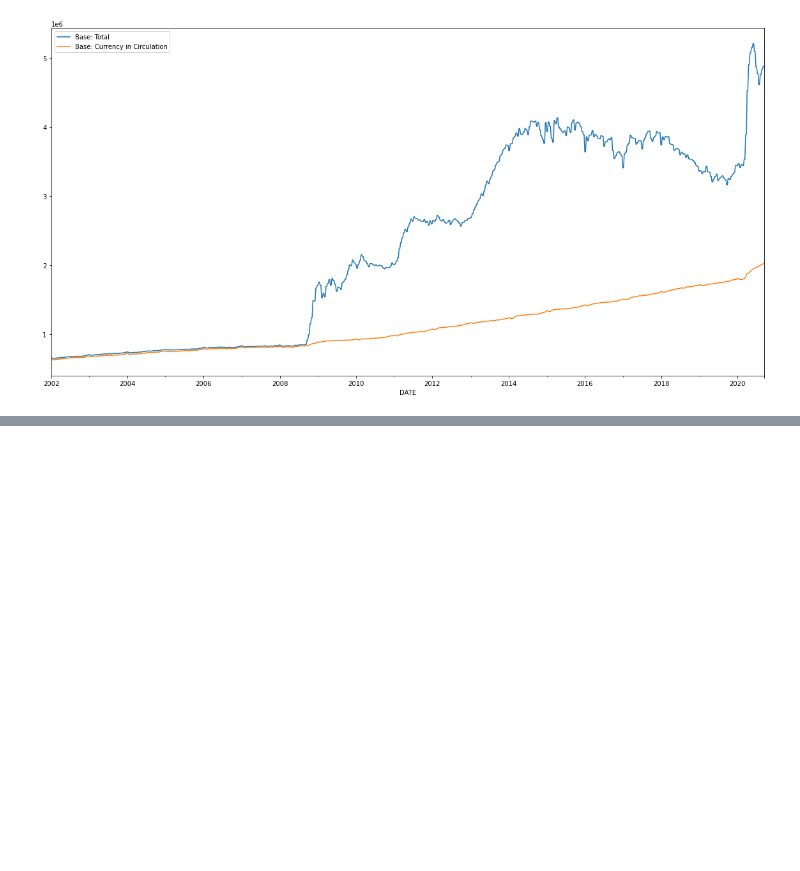
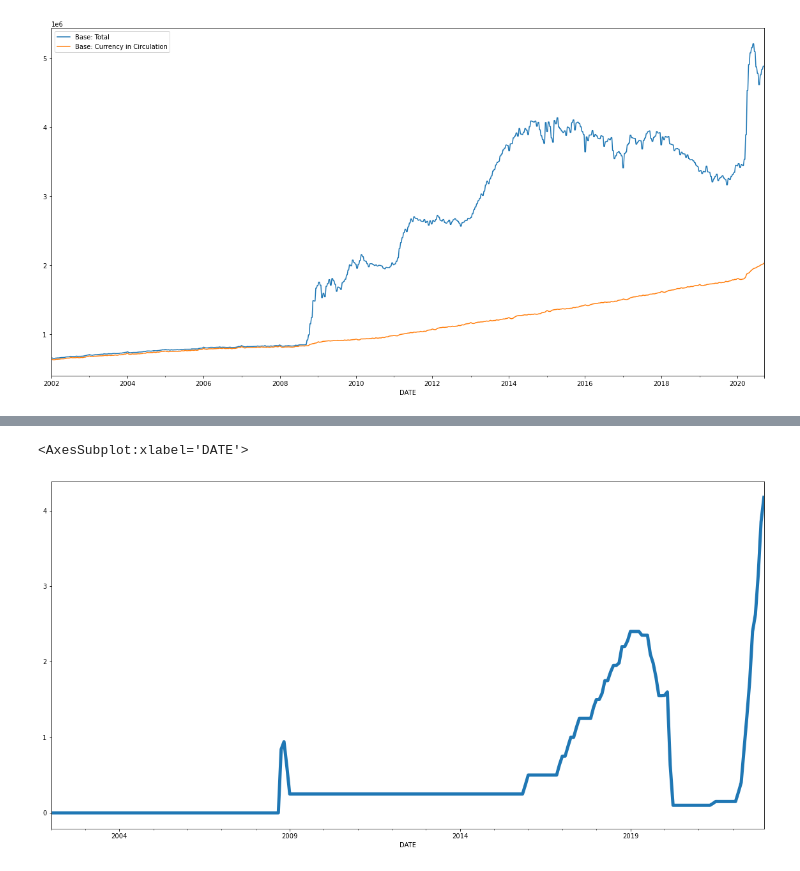
Before and after one commit to jlcatonjr/Learn-Python-for-Stats-and-Econ, a Jupyter notebook: In Class Demonstrations/Project 6 - .ipynb, the cells around one changed output, grey strips where cells are left out. Cells and saved outputs as stored; diff of their text form; code cells hidden in the pictures; blank space fills up the shorter version.

```diff
--- a/In Class Demonstrations/Project 6 - .ipynb
+++ b/In Class Demonstrations/Project 6 - .ipynb
@@ -166,0 +172,8 @@ plot_data.plot.line(ax = ax)
+# %%
+plot_data.loc[match_date] = match_val
+fig, ax = plt.subplots(figsize = (20,10))
+
+plot_data.plot.line(linewidth = 5, ax = ax)
+# %% [output]
+<AxesSubplot:xlabel='DATE'>
+[figure, added]
```
Also changed, not shown: parts of 20 cells of this notebook, 9 other files.
